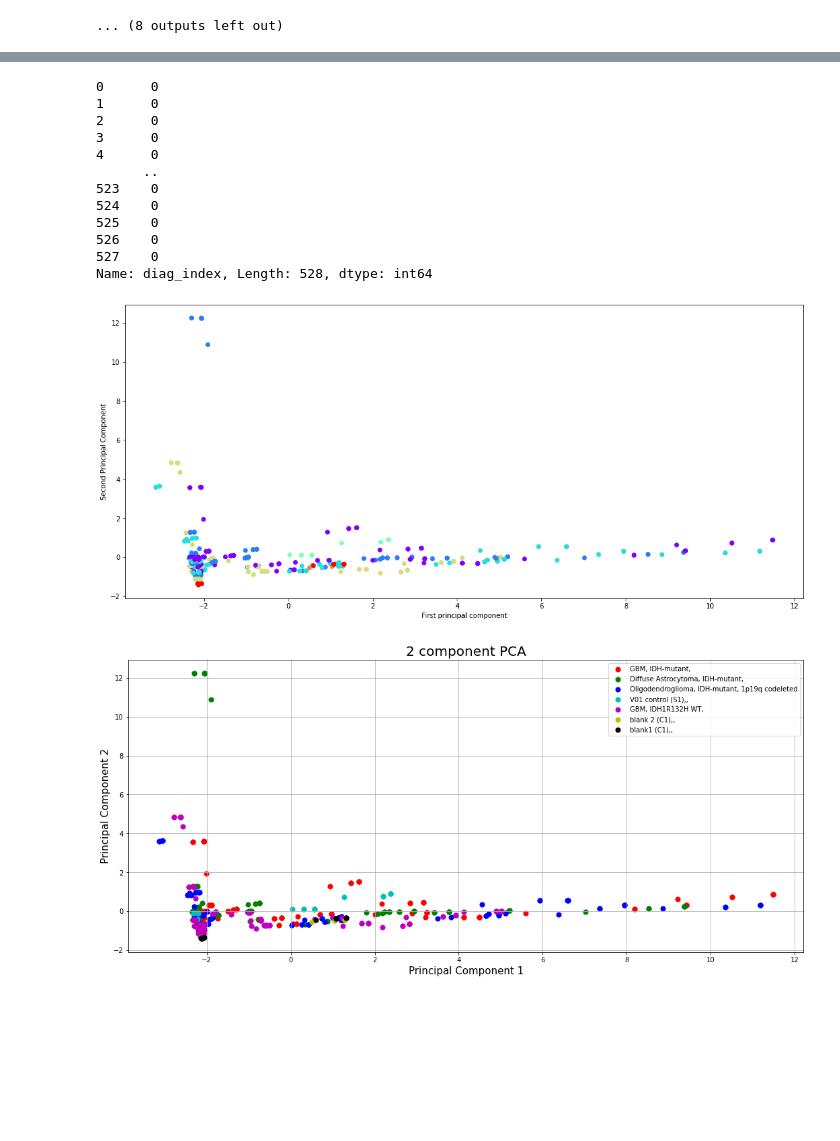
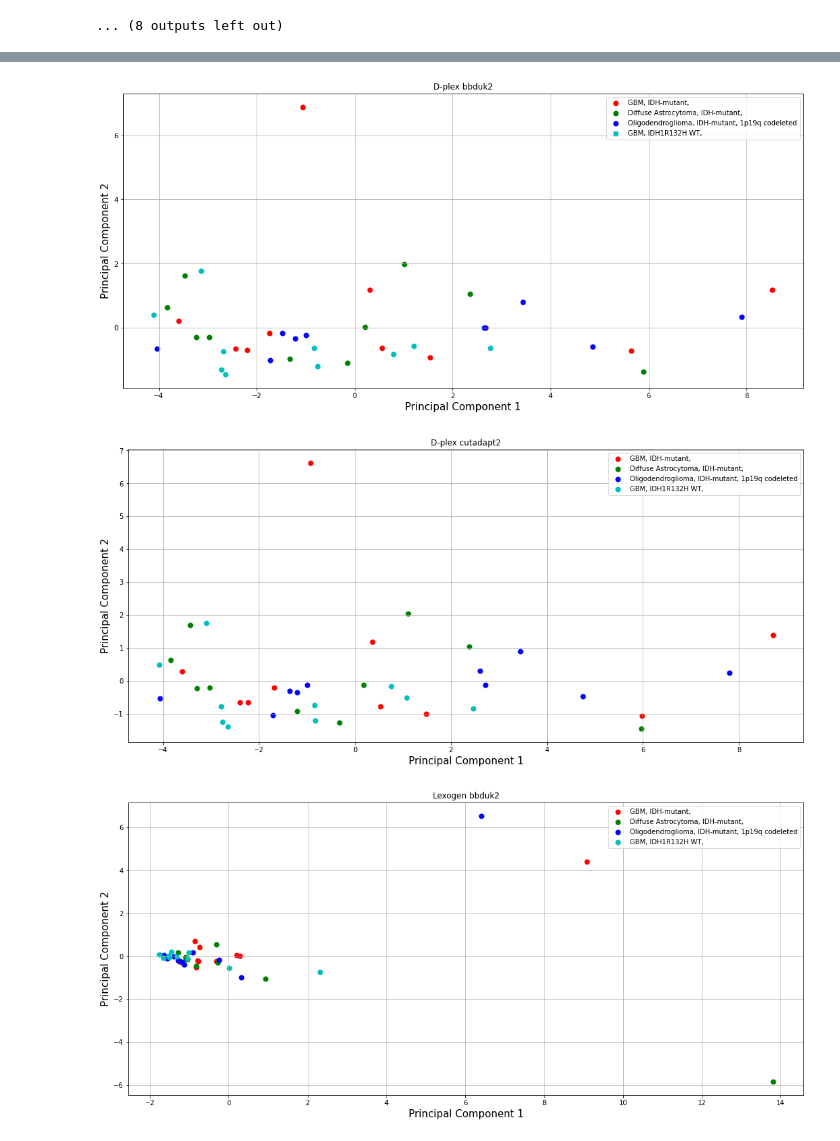
Before and after one commit to jakewendt/notebooks, a Jupyter notebook: 20210518 20210428-EV RMSK Classes PCA.ipynb, the cells around one changed output, grey strips where cells are left out. Drawn from its saved outputs; the diff is of its cells as text; code cells hidden in the pictures; blank space fills up the shorter version.

Commit message:
Properly grouped data for PCA plots

```diff
--- a/20210518 20210428-EV RMSK Classes PCA.ipynb
+++ b/20210518 20210428-EV RMSK Classes PCA.ipynb
@@ -643,4 +645,4 @@ datetime.now().strftime("%H:%M:%S")
 # %%
 from sklearn.preprocessing import StandardScaler
-scaler = StandardScaler()
-scaler.fit(dfn[elements])
+from sklearn.decomposition import PCA
+#alldiags=dfn['diag'].unique().tolist()
@@ -649,3 +648,0 @@ StandardScaler(copy=True, with_mean=True, with_std=True)
-# %%
-scaled_data = scaler.transform(dfn[elements])
-scaled_data[0]
@@ -685,38 +649,36 @@ alldiags
-# %%
-dfn['diag_index']=dfn['diag'].apply(lambda x: alldiags.index(x))
-# %% [output]
-0      0
-1      0
-2      0
-3      0
-4      0
-      ..
-523    0
-524    0
-525    0
-526    0
-527    0
-Name: diag_index, Length: 528, dtype: int64
-# %%
-plt.figure(figsize=(18,8))
-plt.scatter(x_pca[:,0],x_pca[:,1],c=dfn['diag_index'],cmap='rainbow')
-plt.xlabel('First principal component')
-plt.ylabel('Second Principal Component')
-plt.show()
-# %% [output]
-[figure, removed]
 # %%
-fig = plt.figure(figsize = (18,8))
-ax = fig.add_subplot(1,1,1)
-ax.set_xlabel('Principal Component 1', fontsize = 15)
-ax.set_ylabel('Principal Component 2', fontsize = 15)
-ax.set_title('2 component PCA', fontsize = 20)
-targets = alldiags
-colors = ['r','g','b','c','m','y','k']
-for target, color in zip(targets,colors):
-    indicesToKeep = dfn['diag'] == target
-    ax.scatter(x_pca[indicesToKeep, 0], x_pca[indicesToKeep, 1], c = color, s = 50)
-ax.legend(targets)
-ax.grid()
+for labkit in dfn['Lab kit'].unique():
+    #"D-plex","Lexogen":
+    for trimmer in 'bbduk2','cutadapt2':
+        #localdf['Trimmer'].unique():
+        #pcadf=dfn[(dfn["Lab kit"]==labkit) & (dfn["trimmer"]==trimmer).copy()
+        pcadf=dfn[(dfn["Lab kit"]==labkit) & (dfn["trimmer"]==trimmer) & dfn['diag'].isin(diags)].copy()
+
+        scaler = StandardScaler()
+        scaler.fit(pcadf[elements])
+        scaled_data = scaler.transform(pcadf[elements])
+        #scaled_data[0]
+        pca = PCA(n_components=2)
+        pca.fit(scaled_data)
+        x_pca = pca.transform(scaled_data)
+        #pcadf['diag_index']=pcadf['diag'].apply(lambda x: alldiags.index(x))
+        pcadf['diag_index']=pcadf['diag'].apply(lambda x: diags.index(x))
+        fig = plt.figure(figsize = (18,8))
+        ax = fig.add_subplot(1,1,1)
+        ax.set_xlabel('Principal Component 1', fontsize = 15)
+        ax.set_ylabel('Principal Component 2', fontsize = 15)
+        ax.set_title('2 component PCA', fontsize = 20)
+        #targets = alldiags
+        targets = diags
+        colors = ['r','g','b','c','m','y','k']
+        for target, color in zip(targets,colors):
+            indicesToKeep = pcadf['diag'] == target
+            ax.scatter(x_pca[indicesToKeep, 0], x_pca[indicesToKeep, 1], c = color, s = 50)
+        ax.legend(targets)
+        ax.grid()
+        plt.title(labkit + " " + trimmer)
+        plt.show()
 # %% [output]
-[figure, old version]
+[figure, new version]
+[figure, added]
+[figure, added]
```
Also changed, not shown: parts of 15 cells of this notebook, 1 other file.
